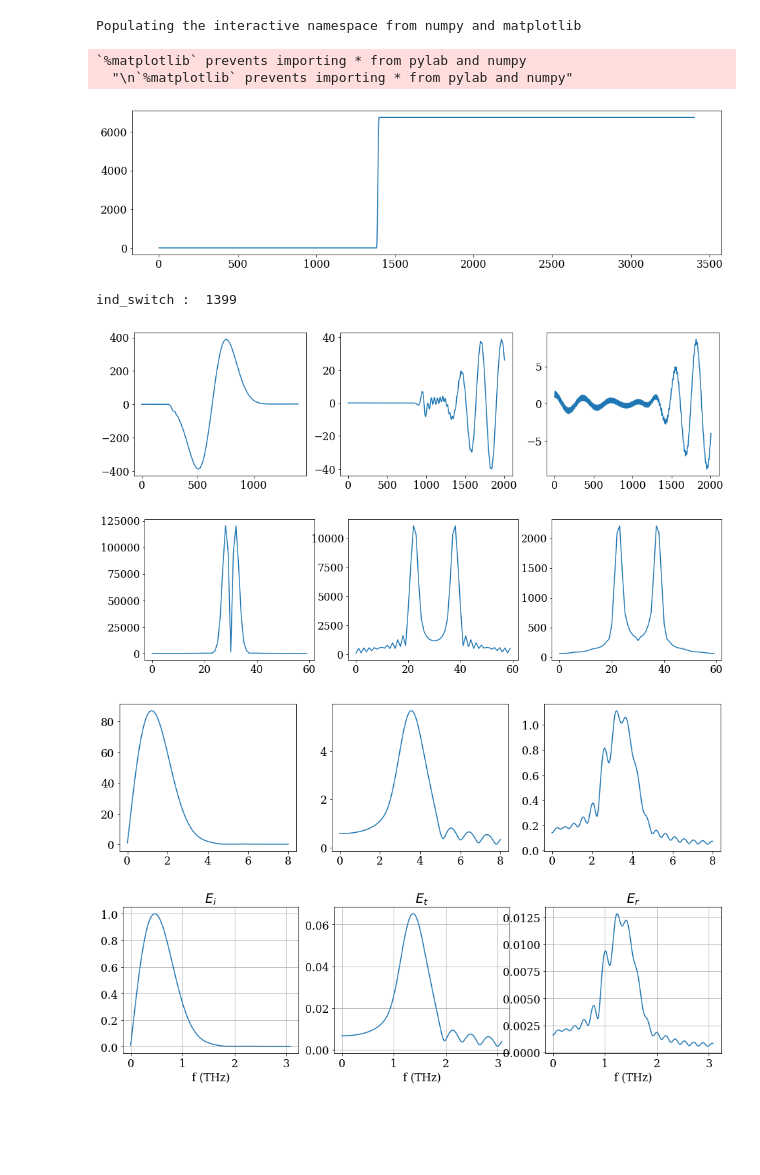
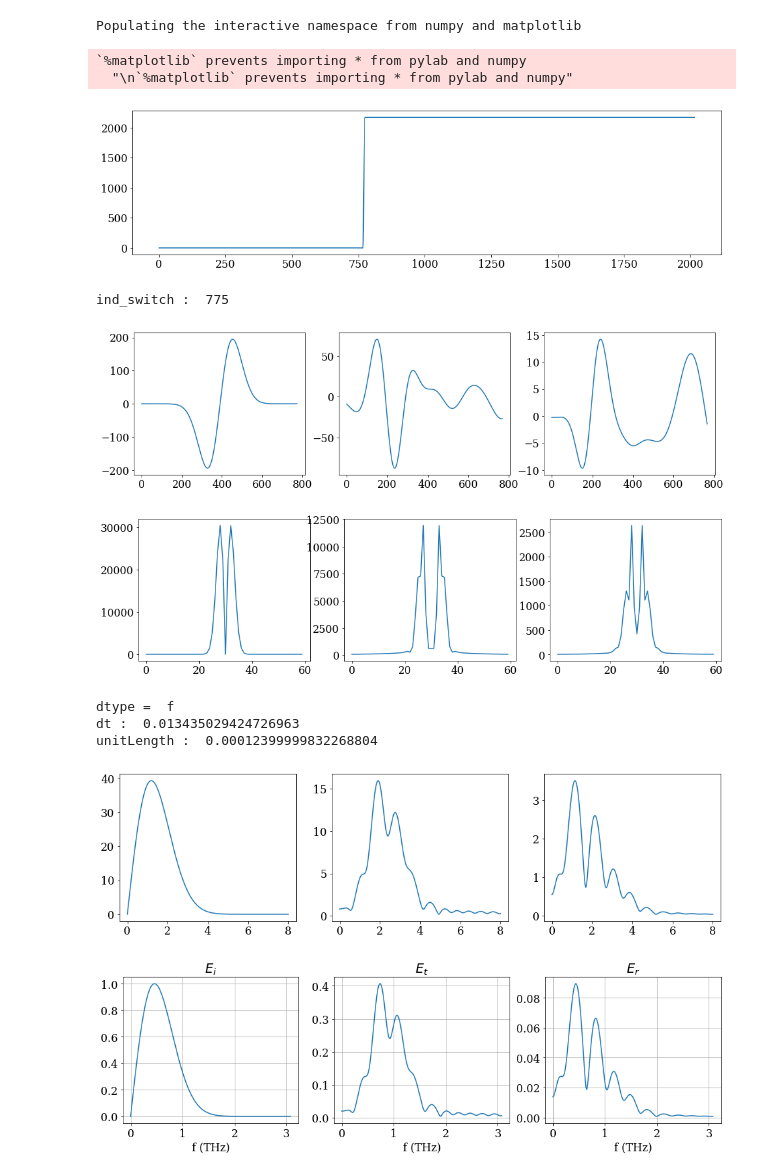
Before and after one commit to nimachm81/YEEFDTD, a Jupyter notebook: build/visualisation/Periodic Gaussian Plasma - large truncated lattice - time switch.ipynb, the cells around one changed output. Saved outputs shown, nothing was run; the diff lists cells and outputs as text; code cells hidden in the pictures; blank space fills up the shorter version.

```diff
--- a/build/visualisation/Periodic Gaussian Plasma - large truncated lattice - time switch.ipynb
+++ b/build/visualisation/Periodic Gaussian Plasma - large truncated lattice - time switch.ipynb
@@ -10,9 +10,8 @@ from ReadBinary import *
 font = {'family' : 'serif', 'weight' : 'normal', 'size' : 14}
 matplotlib.rc('font', **font)
 
-fileSuffix = "-0"
-#folder = "../data/LargePeriodicLattice-GaussianPlasma/fp=1THz/"
-folder = "../data/2D/"
+fileSuffix = "-rot=0-fp=4-gamma=1-pitch=124-fwhmToPitch=0.435483873-swithTime=0.100000001"
+folder = "../data/LargePeriodicLattice-GaussianPlasma-TimeSwitched/"
 
 filename_E = folder+"E-x{}.data".format(fileSuffix)
 filename_Wp2 = folder+"Wp2-x{}.data".format(fileSuffix)
@@ -140,10 +167,10 @@ plt.subplot(131)
 Ei_t = np.sum(Ei_ty, axis=1)[:ind_switch]
 plt.plot(Ei_t)
 plt.subplot(132)
-Et_t = np.sum(Et_ty, axis=1)[ind_switch:]
+Et_t = np.sum(Et_ty, axis=1)[ind_t_start:]
 plt.plot(Et_t)
 plt.subplot(133)
-Er_t = np.sum(Er_ty, axis=1)[ind_switch:]
+Er_t = np.sum(Er_ty, axis=1)[ind_t_start:]
 plt.plot(Er_t)
 plt.show()
 
@@ -165,15 +192,37 @@ plt.show()
 Populating the interactive namespace from numpy and matplotlib
 `%matplotlib` prevents importing * from pylab and numpy
   "\n`%matplotlib` prevents importing * from pylab and numpy"
-[figure, old version]
+[figure, new version]
-ind_switch :  1399
+ind_switch :  775
-[figure, old version]
+[figure, new version]
-[figure, old version]
+[figure, new version]
 # %%
+
+import struct
+
+filename_params = folder+"params{}.param".format(fileSuffix)
+paramfile = open(filename_params, mode='rb')
+paramsfileContent = paramfile.read()
+dtype = (struct.unpack("c", paramsfileContent[0:1])[0]).decode("utf-8")
+
+print("dtype = ", dtype)
+dsize = 0
+if dtype=='f':
+    dsize = 4
+
+assert dsize > 0
+
+ind_dt = 0
+dt = struct.unpack(dtype, paramsfileContent[1 + ind_dt*dsize: 1 + (ind_dt + 1)*dsize])[0]
+print('dt : ', dt)
+
+ind_unitLength = 3
+unitLength = struct.unpack(dtype, paramsfileContent[1 + ind_unitLength*dsize: 1 + (ind_unitLength + 1)*dsize])[0]
+print('unitLength : ', unitLength)
+
 
 def Get_Temporal_Spectrum(E_t, w_max=8.0, Nw=200):
     w = np.linspace(0, w_max, Nw)
-    dt = 0.01*0.95/np.sqrt(2.0)
 
     Nt = len(E_t)
     t = np.linspace(0, Nt*dt, Nt)
@@ -188,35 +237,38 @@ def Get_Temporal_Spectrum(E_t, w_max=8.0, Nw=200):
 plt.subplot(131)
 w, Ei_f = Get_Temporal_Spectrum(Ei_t)
 plot(w, np.abs(Ei_f))
 plt.subplot(132)
 w, Et_f = Get_Temporal_Spectrum(Et_t)
 plot(w, np.abs(Et_f))
 plt.subplot(133)
 w, Er_f = Get_Temporal_Spectrum(Er_t)
 plot(w, np.abs(Er_f))
 show()
 
 Ei_f_max = np.max(np.abs(Ei_f))
 
 from scipy import constants
 pitch = 124
 plt.subplot(131)
-plot(w*(constants.c/(pitch*constants.micro))/constants.tera/(2.0*np.pi), np.abs(Ei_f)/Ei_f_max)
+plot(w*(constants.c/(unitLength))/constants.tera/(2.0*np.pi), np.abs(Ei_f)/Ei_f_max)
 xlabel('f (THz)')
 title('$E_i$')
 grid()
 plt.subplot(132)
-plot(w*(constants.c/(pitch*constants.micro))/constants.tera/(2.0*np.pi), np.abs(Et_f)/Ei_f_max)
+plot(w*(constants.c/(unitLength))/constants.tera/(2.0*np.pi), np.abs(Et_f)/Ei_f_max)
 xlabel('f (THz)')
 title('$E_t$')
 grid()
 plt.subplot(133)
-plot(w*(constants.c/(pitch*constants.micro))/constants.tera/(2.0*np.pi), np.abs(Er_f)/Ei_f_max)
+plot(w*(constants.c/(unitLength))/constants.tera/(2.0*np.pi), np.abs(Er_f)/Ei_f_max)
 xlabel('f (THz)')
 title('$E_r$')
 grid()
 savefig(folder + 'E-irt-spectrum.png', bbox_inches='tight', pad_inches=0.5)
 show()
 # %% [output]
+dtype =  f
+dt :  0.013435029424726963
+unitLength :  0.00012399999832268804
-[figure, old version]
+[figure, new version]
-[figure, old version]
+[figure, new version]
```
Also changed, not shown: parts of 2 cells of this notebook, 11 other files.
